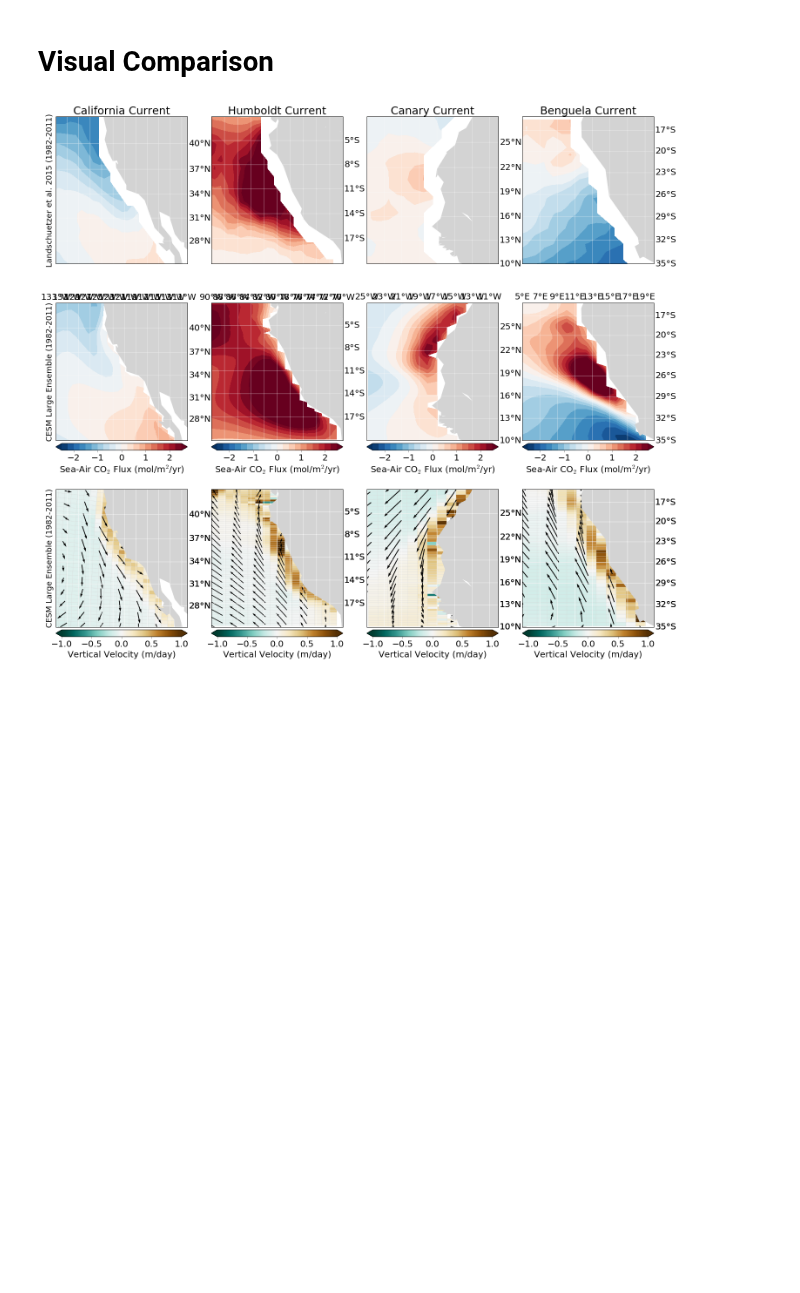
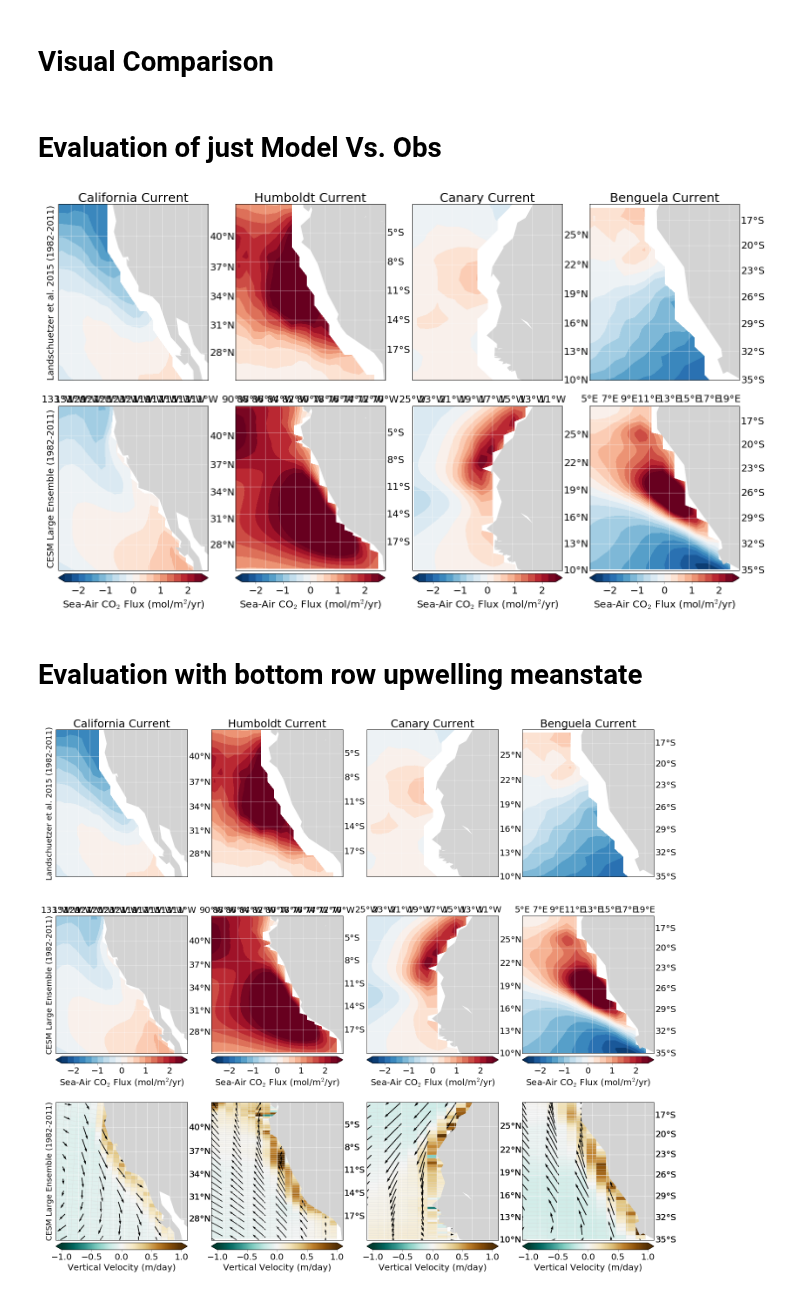
Before and after one commit to bradyrx/EBUS_BGC_Variability, a Jupyter notebook: notebooks/Visualization/model-evaluation.ipynb, the cells around one changed output. Saved outputs shown, nothing was run; the diff lists cells and outputs as text; code cells hidden in the pictures; blank space fills up the shorter version.

Commit message:
model evaluation

```diff
--- a/notebooks/Visualization/model-evaluation.ipynb
+++ b/notebooks/Visualization/model-evaluation.ipynb
@@ -331,6 +331,41 @@ def map_vector_winds(ax, EBU, num=3):
     Q = m.quiver(lon[::num,::num], lat[::num,::num], uNew[::num,::num], vNew[::num,::num],
                  latlon=True, pivot='mid', scale=1200, scale_units='inches')
     return m
+# %% [markdown]
+# Evaluation of just Model Vs. Obs
+# %%
+names = ['California Current',
+         'Humboldt Current',
+         'Canary Current',
+         'Benguela Current']
+fig = plt.figure(figsize=(20,12))
+counter_top = 1
+counter_mid = 5
+for idx in EBUS:
+    # Landscheutzer Climatology (Top)
+    ax = fig.add_subplot(2, 4, counter_top)
+    m = map_upwelling_clim(ax, idx, 'obs')
+    if counter_top == 1:
+        plt.ylabel('Landschuetzer et al. 2015 (1982-2011)', size=18)
+    plt.title(names[counter_top-1], size=25)
+    counter_top += 1
+    # CESM-LENS Climatology (Middle)
+    ax = fig.add_subplot(2, 4, counter_mid)
+    m = map_upwelling_clim(ax, idx, 'model')
+    if counter_mid == 5:
+        plt.ylabel('CESM Large Ensemble (1982-2011)', size=18)
+    cbar = m.colorbar(location="bottom")
+    cbar.set_ticks(np.arange(-2, 2.1, 1))
+    cbar.ax.tick_params(labelsize=20, direction='out')
+    cbar.set_label('Sea-Air CO$_{2}$ Flux (mol/m$^{2}$/yr)', size=20)
+    counter_mid +=1
+fig.tight_layout()
+plt.savefig('landschuetzer-model-climatological-comparison-withLon.eps', transparent=True, format='eps',
+            bbox_inches='tight', pad_inches=1, dpi=1000)
+# %% [output]
+[figure, added]
+# %% [markdown]
+# Evaluation with bottom row upwelling meanstate
 # %%
 names = ['California Current',
          'Humboldt Current',
```
Also changed, not shown: 3 other files.
